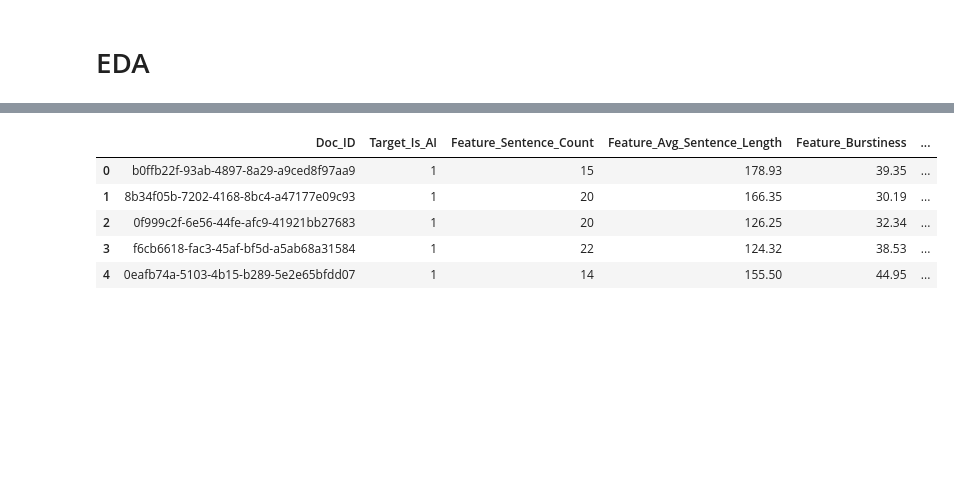
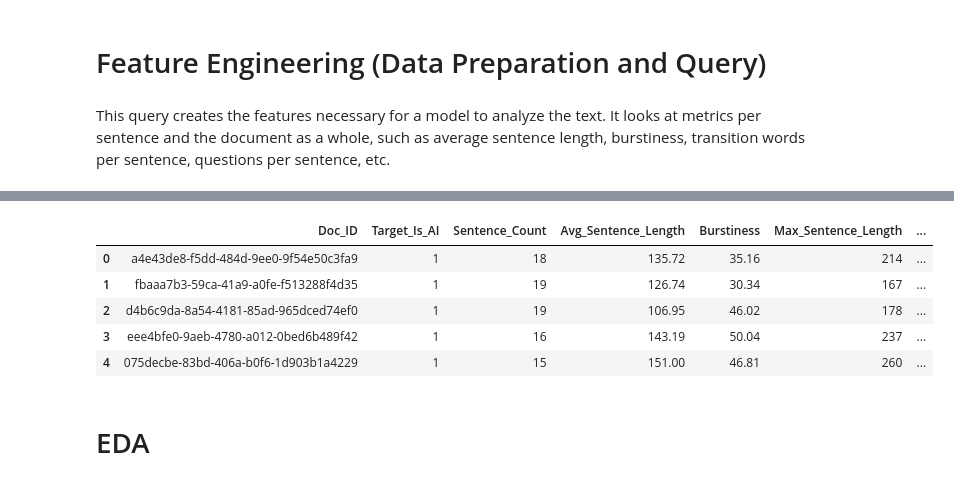
Before and after one commit to annayao0602/DS-4320-Project-1, a Jupyter notebook: analysis_pipeline.ipynb, the cells around one changed output, grey strips where cells are left out. Drawn from its saved outputs; the diff is of its cells as text; code cells hidden in the pictures; blank space fills up the shorter version.

```diff
--- a/analysis_pipeline.ipynb
+++ b/analysis_pipeline.ipynb
@@ -1,5 +1,7 @@
 # %% [markdown]
-# EDA
+# Feature Engineering (Data Preparation and Query)
+# %% [markdown]
+This query creates the features necessary for a model to analyze the text. It looks at metrics per sentence and the document as a whole, such as average sentence length, burstiness, transition words per sentence, questions per sentence, etc.
 # %%
 import duckdb
 import pandas as pd
@@ -13,7 +15,7 @@ logging.basicConfig(
 )
 logger = logging.getLogger(__name__)
 
-#function to engineer features using DuckDB SQL query
+# function to engineer features using DuckDB SQL query
 def extract_features():
     con = None
     try:
@@ -24,24 +26,31 @@ def extract_features():
             SELECT
                 d.Doc_ID,
                 CASE WHEN a.Author_Type = 'AI' THEN 1 ELSE 0 END AS Target_Is_AI,
-                COUNT(t.Chunk_ID) AS Feature_Sentence_Count,
-                ROUND(AVG(LENGTH(t.Raw_Text)), 2) AS Feature_Avg_Sentence_Length,
-                ROUND(STDDEV(LENGTH(t.Raw_Text)), 2) AS Feature_Burstiness,
-                ROUND(MAX(LENGTH(t.Raw_Text)), 2) AS Feature_Max_Sentence_Length,
-                ROUND(MIN(LENGTH(t.Raw_Text)), 2) AS Feature_Min_Sentence_Length,
 
-                SUM(LENGTH(t.Raw_Text) - LENGTH(REPLACE(t.Raw_Text, ',', ''))) AS Feature_Total_Commas,
-                ROUND(AVG(LENGTH(t.Raw_Text) / (LENGTH(t.Raw_Text) - LENGTH(REPLACE(t.Raw_Text, ' ', '')) + 1)), 2) AS Feature_Avg_Word_Length,
-                SUM(LENGTH(t.Raw_Text) - LENGTH(REPLACE(t.Raw_Text, '?', ''))) AS Feature_Total_Questions,
-                SUM(LENGTH(t.Raw_Text) - LENGTH(REPLACE(t.Raw_Text, '''', ''))) AS Feature_Total_Contractions,
-                SUM(
+                COUNT(t.Chunk_ID) AS Sentence_Count,
+                ROUND(AVG(LENGTH(t.Raw_Text)), 2) AS Avg_Sentence_Length,
+                ROUND(STDDEV(LENGTH(t.Raw_Text)), 2) AS Burstiness,
+                ROUND(MAX(LENGTH(t.Raw_Text)), 2) AS Max_Sentence_Length,
+                ROUND(MIN(LENGTH(t.Raw_Text)), 2) AS Min_Sentence_Length,
+
+                ROUND(SUM(LENGTH(t.Raw_Text) - LENGTH(REPLACE(t.Raw_Text, ',', ''))) / CAST(COUNT(t.Chunk_ID) AS FLOAT), 3) AS Commas_Per_Sentence,
+
+                ROUND(AVG(LENGTH(t.Raw_Text) / (LENGTH(t.Raw_Text) - LENGTH(REPLACE(t.Raw_Text, ' ', '')) + 1)), 2) AS Avg_Word_Length,
+
+                ROUND(SUM(LENGTH(t.Raw_Text) - LENGTH(REPLACE(t.Raw_Text, '?', ''))) / CAST(COUNT(t.Chunk_ID) AS FLOAT), 3) AS Questions_Per_Sentence,
+
+                ROUND(SUM(LENGTH(t.Raw_Text) - LENGTH(REPLACE(t.Raw_Text, '''', ''))) / CAST(COUNT(t.Chunk_ID) AS FLOAT), 3) AS Contractions_Per_Sentence,
+
+                ROUND(SUM(
                     (LENGTH(LOWER(t.Raw_Text)) - LENGTH(REPLACE(LOWER(t.Raw_Text), 'furthermore', ''))) / 11 +
                     (LENGTH(LOWER(t.Raw_Text)) - LENGTH(REPLACE(LOWER(t.Raw_Text), 'moreover', ''))) / 8 +
                     (LENGTH(LOWER(t.Raw_Text)) - LENGTH(REPLACE(LOWER(t.Raw_Text), 'in conclusion', ''))) / 13 +
                     (LENGTH(LOWER(t.Raw_Text)) - LENGTH(REPLACE(LOWER(t.Raw_Text), 'consequently', ''))) / 12 +
                     (LENGTH(LOWER(t.Raw_Text)) - LENGTH(REPLACE(LOWER(t.Raw_Text), 'additionally', ''))) / 12 +
+                    (LENGTH(LOWER(t.Raw_Text)) - LENGTH(REPLACE(LOWER(t.Raw_Text), 'however', ''))) / 7 +
+                    (LENGTH(LOWER(t.Raw_Text)) - LENGTH(REPLACE(LOWER(t.Raw_Text), 'meanwhile', ''))) / 9 +
                     (LENGTH(LOWER(t.Raw_Text)) - LENGTH(REPLACE(LOWER(t.Raw_Text), 'it is important to note', ''))) / 23
-                ) AS Feature_Total_Transitions
+                ) / CAST(COUNT(t.Chunk_ID) AS FLOAT), 4) AS Transitions_Per_Sentence
 
             FROM 'data_organizer/FINAL_1_authors.parquet' a
             JOIN 'data_organizer/FINAL_3_documents.parquet' d ON a.Author_ID = d.Author_ID
@@ -93,9 +102,11 @@ if ml_df is not None:
-|  | Doc_ID | Target_Is_AI | Feature_Sentence_Count | Feature_Avg_Sentence_Length | Feature_Burstiness | ... |
-| 0 | b0ffb22f-93ab-4897-8a29-a9ced8f97aa9 | 1 | 15 | 178.93 | 39.35 | ... |
-| 1 | 8b34f05b-7202-4168-8bc4-a47177e09c93 | 1 | 20 | 166.35 | 30.19 | ... |
-| 2 | 0f999c2f-6e56-44fe-afc9-41921bb27683 | 1 | 20 | 126.25 | 32.34 | ... |
-| 3 | f6cb6618-fac3-45af-bf5d-a5ab68a31584 | 1 | 22 | 124.32 | 38.53 | ... |
-| 4 | 0eafb74a-5103-4b15-b289-5e2e65bfdd07 | 1 | 14 | 155.50 | 44.95 | ... |
+|  | Doc_ID | Target_Is_AI | Sentence_Count | Avg_Sentence_Length | Burstiness | Max_Sentence_Length | ... |
+| 0 | a4e43de8-f5dd-484d-9ee0-9f54e50c3fa9 | 1 | 18 | 135.72 | 35.16 | 214 | ... |
+| 1 | fbaaa7b3-59ca-41a9-a0fe-f513288f4d35 | 1 | 19 | 126.74 | 30.34 | 167 | ... |
+| 2 | d4b6c9da-8a54-4181-85ad-965dced74ef0 | 1 | 19 | 106.95 | 46.02 | 178 | ... |
+| 3 | eee4bfe0-9aeb-4780-a012-0bed6b489f42 | 1 | 16 | 143.19 | 50.04 | 237 | ... |
+| 4 | 075decbe-83bd-406a-b0f6-1d903b1a4229 | 1 | 15 | 151.00 | 46.81 | 260 | ... |
+# %% [markdown]
+# EDA
 # %%
 import pandas as pd
 import logging
```
Also changed, not shown: parts of 15 cells of this notebook, 4 other files.
